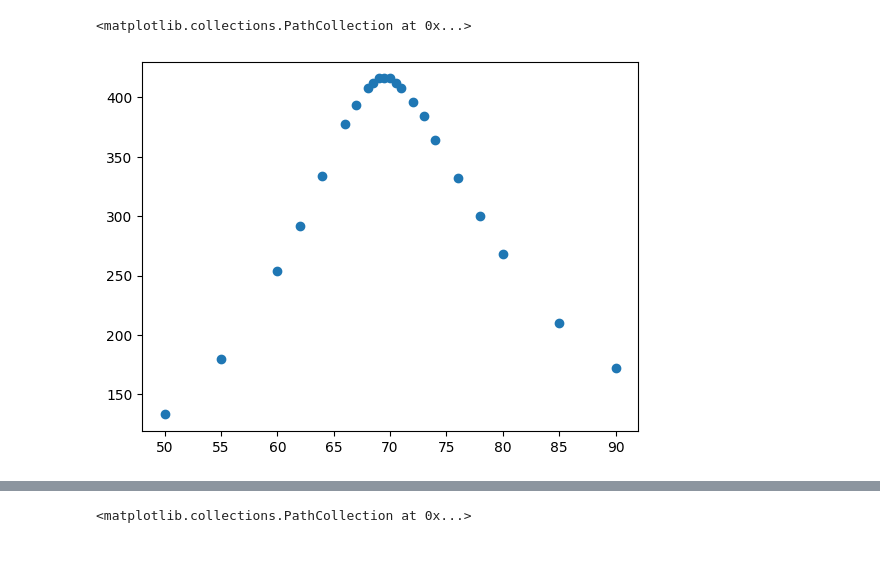
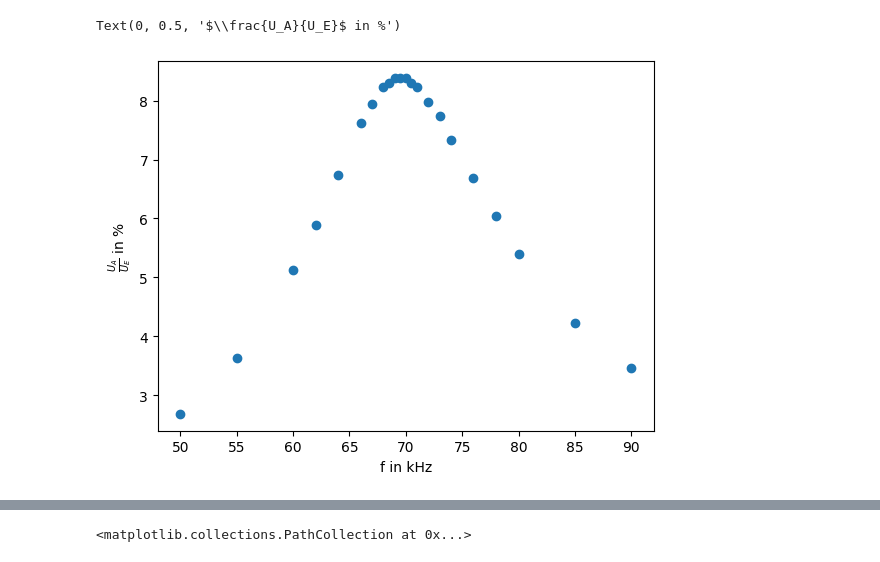
Before and after one commit to MaggdaDev/AP2, a Jupyter notebook: OSZ/osz.ipynb, the cells around one changed output, grey strips where cells are left out. Drawn from its saved outputs; the diff is of its cells as text; code cells hidden in the pictures.

```diff
--- a/OSZ/osz.ipynb
+++ b/OSZ/osz.ipynb
@@ -90,13 +92,16 @@ phaseSchwingkreis = np.array([71,
                   -27.2,
                   -37.2,
                   -42.6,
-                  50.6,
+                  -50.6,
                   -61.1,
                   -67.4
 
                   ])
 
-plt.scatter(frequenzSchwingkreis, uOutSchwingkreis)
+
+uInSchwingkreis = 4.96
+
+uDataSchwingkreisRelToIn = 0.001 * uOutSchwingkreis / uInSchwingkreis
+fDataSchwingkreisHz = frequenzSchwingkreis * 1000
+
+phiDataSchwingkreisRad = 2 * np.pi * fDataSchwingkreisHz / 360.0
-# %% [output]
-<matplotlib.collections.PathCollection at 0x...>
-[figure, removed]
@@ -102,0 +117,8 @@ plt.scatter(frequenzSchwingkreis, uOutSchwingkreis)
+# %%
+from scipy.signal import find_peaks as peaks
+plt.scatter(fDataSchwingkreisHz / 1000, uDataSchwingkreisRelToIn * 100)
+plt.xlabel("f in kHz")
+plt.ylabel(r"$\frac{U_A}{U_E}$ in %")
+# %% [output]
+Text(0, 0.5, '$\\frac{U_A}{U_E}$ in %')
+[figure, added]
```
Also changed, not shown: parts of 3 cells of this notebook.
